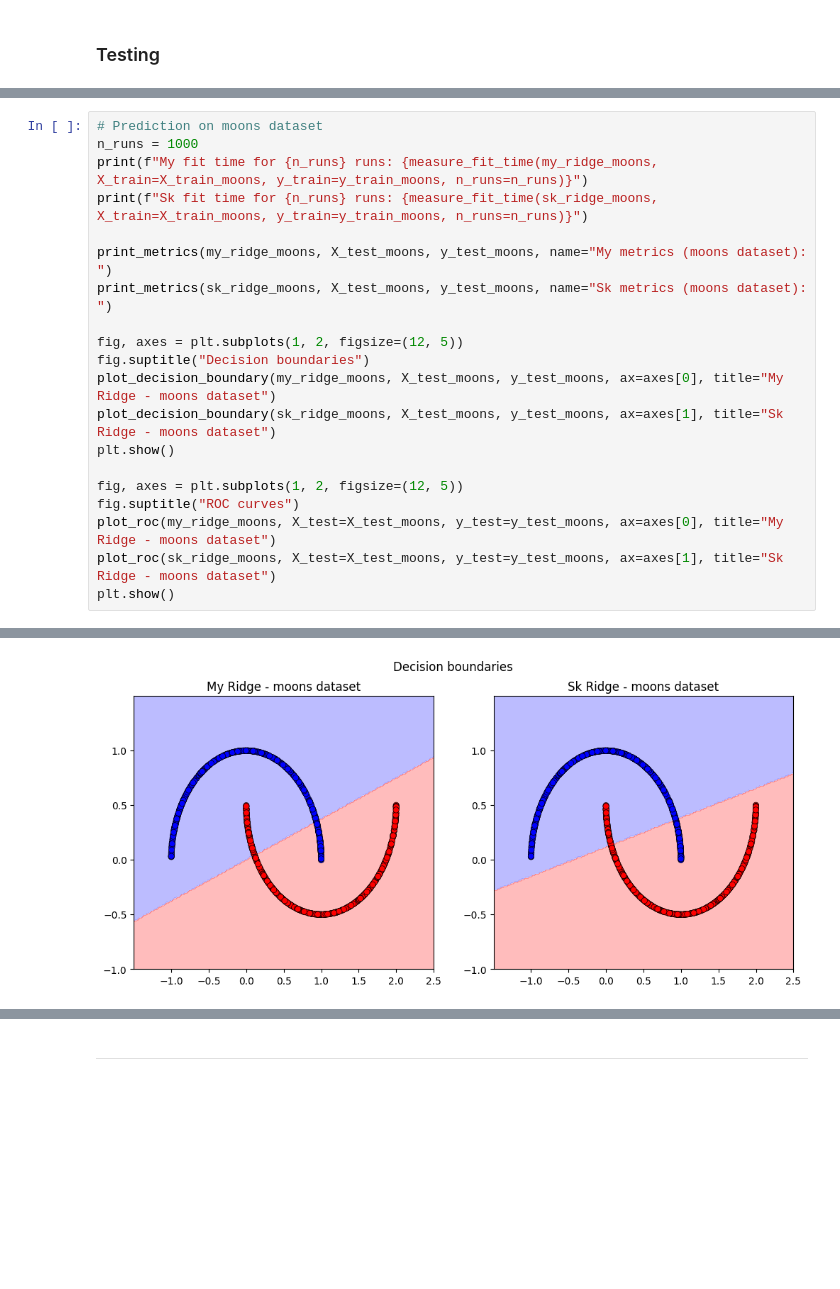
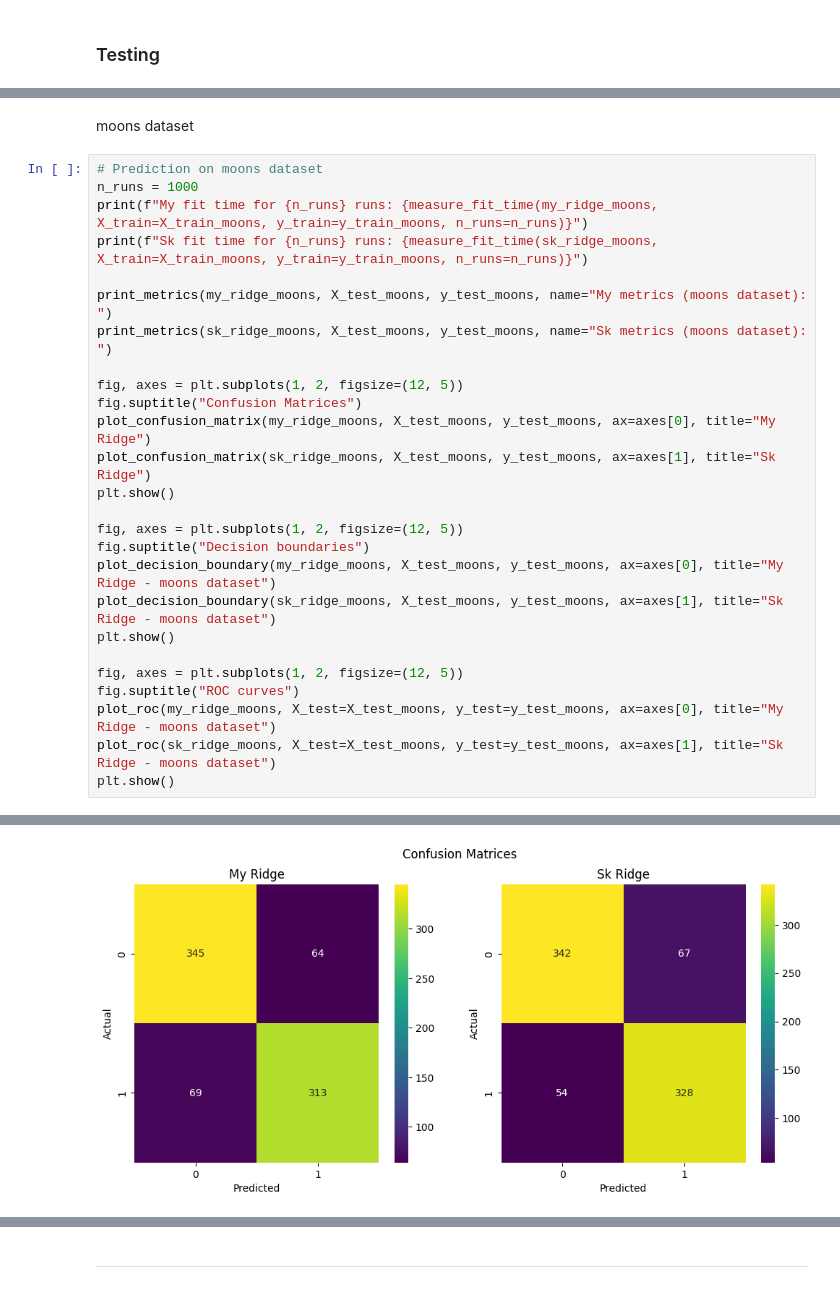
Before and after one commit to MateuszGalinski/Machine-Learning-From-Scratch, a Jupyter notebook: Zad02/2_264034_Mateusz_Galiński.ipynb, the cells around one changed output, grey strips where cells are left out. Saved outputs shown, nothing was run; the diff lists cells and outputs as text; blank space fills up the shorter version.

Commit message:
Ridge Classifier : latest safe

```diff
--- a/Zad02/2_264034_Mateusz_Galiński.ipynb
+++ b/Zad02/2_264034_Mateusz_Galiński.ipynb
@@ -133,6 +135,8 @@ Specificity:    0.8162729658792651
 [figure]
 [figure]
 [figure]
+# %% [markdown]
+moons dataset
 # %%
 # Prediction on moons dataset
 n_runs = 1000
@@ -141,6 +145,12 @@ print(f"Sk fit time for {n_runs} runs: {measure_fit_time(sk_ridge_moons, X_train
 
 print_metrics(my_ridge_moons, X_test_moons, y_test_moons, name="My metrics (moons dataset): ")
 print_metrics(sk_ridge_moons, X_test_moons, y_test_moons, name="Sk metrics (moons dataset): ")
+
+fig, axes = plt.subplots(1, 2, figsize=(12, 5))
+fig.suptitle("Confusion Matrices")
+plot_confusion_matrix(my_ridge_moons, X_test_moons, y_test_moons, ax=axes[0], title="My Ridge")
+plot_confusion_matrix(sk_ridge_moons, X_test_moons, y_test_moons, ax=axes[1], title="Sk Ridge")
+plt.show()
 
 fig, axes = plt.subplots(1, 2, figsize=(12, 5))
 fig.suptitle("Decision boundaries")
@@ -159,17 +169,17 @@ Sk fit time for 1000 runs: 0.0010936072996410077
 
 ── My metrics (moons dataset):  ──
 Confusion matrix:
 [[345  64]
  [ 69 313]]
 Accuracy:       0.831858407079646
 Sensitivity:    0.819371727748691
 Specificity:    0.843520782396088
 
 ── Sk metrics (moons dataset):  ──
 Confusion matrix:
 [[342  67]
  [ 54 328]]
 Accuracy:       0.8470290771175727
 Sensitivity:    0.8586387434554974
 Specificity:    0.8361858190709046
-[figure, old version]
+[figure, new version]
```
Also changed, not shown: parts of 6 cells of this notebook.
